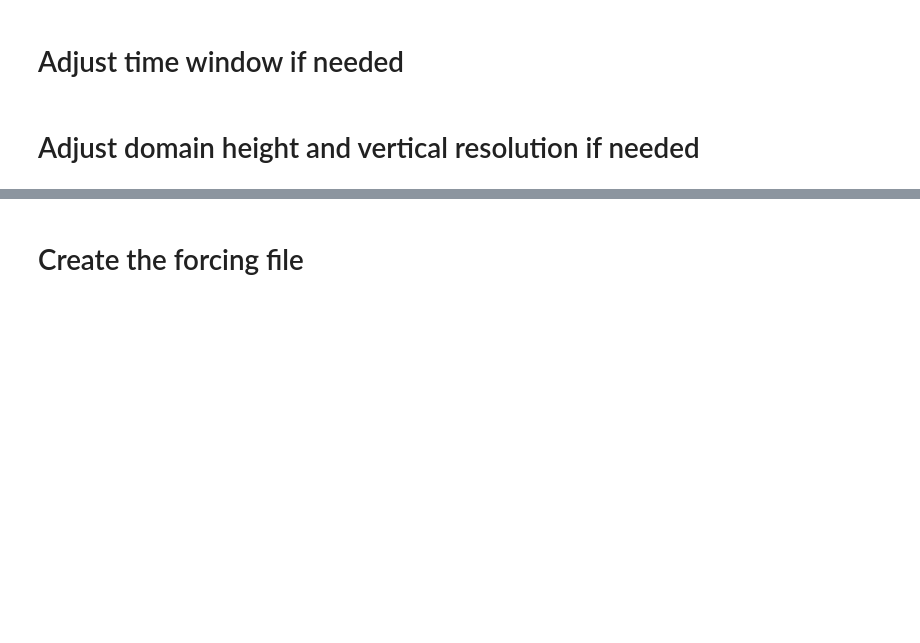
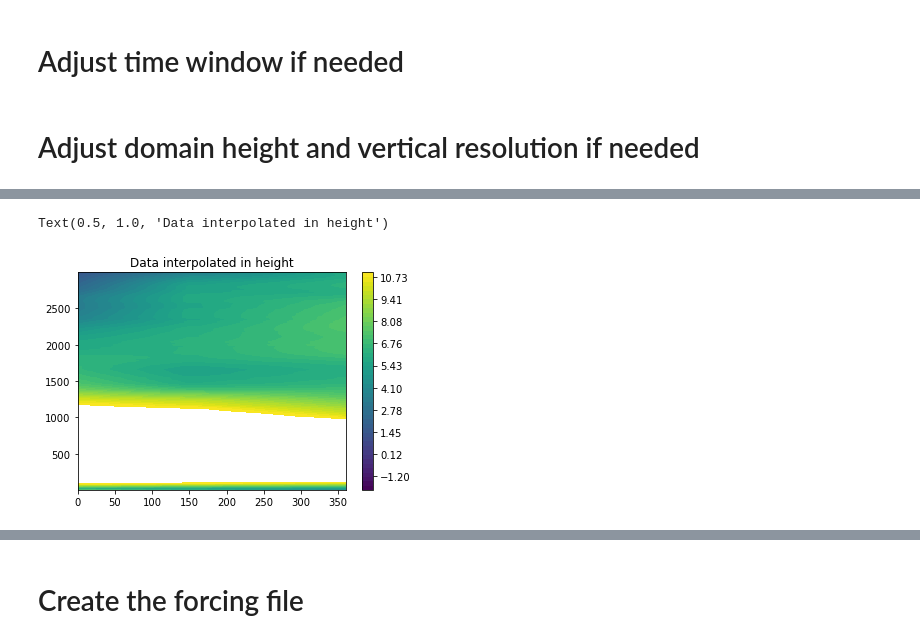
Before and after one commit to joejoeyjoseph/awaken-code, a Jupyter notebook: eagle/01_sonde_to_amr_stablecase.ipynb, the cells around one changed output, grey strips where cells are left out. Cells and saved outputs as stored; diff of their text form; code cells hidden in the pictures; blank space fills up the shorter version.

```diff
--- a/eagle/01_sonde_to_amr_stablecase.ipynb
+++ b/eagle/01_sonde_to_amr_stablecase.ipynb
@@ -139,3 +140,10 @@ Text(0.5, 1.0, 'Data interpolated in height')
+# %%
+plt.contourf(np.arange((sim_length*60)+1), amr_height, v_amr.T, levels = np.linspace(-2, 11))
+plt.colorbar()
+plt.title('Data interpolated in height')
+# %% [output]
+Text(0.5, 1.0, 'Data interpolated in height')
+[figure, added]
 # %%
 # plt.contourf(np.arange(360), obs_height,dfp_['u_wind'].values.reshape(int(nvals/nh),nh).T,levels = np.linspace(-2,11))
 # plt.ylim(0,3000)
```
Also changed, not shown: parts of 10 cells of this notebook.
